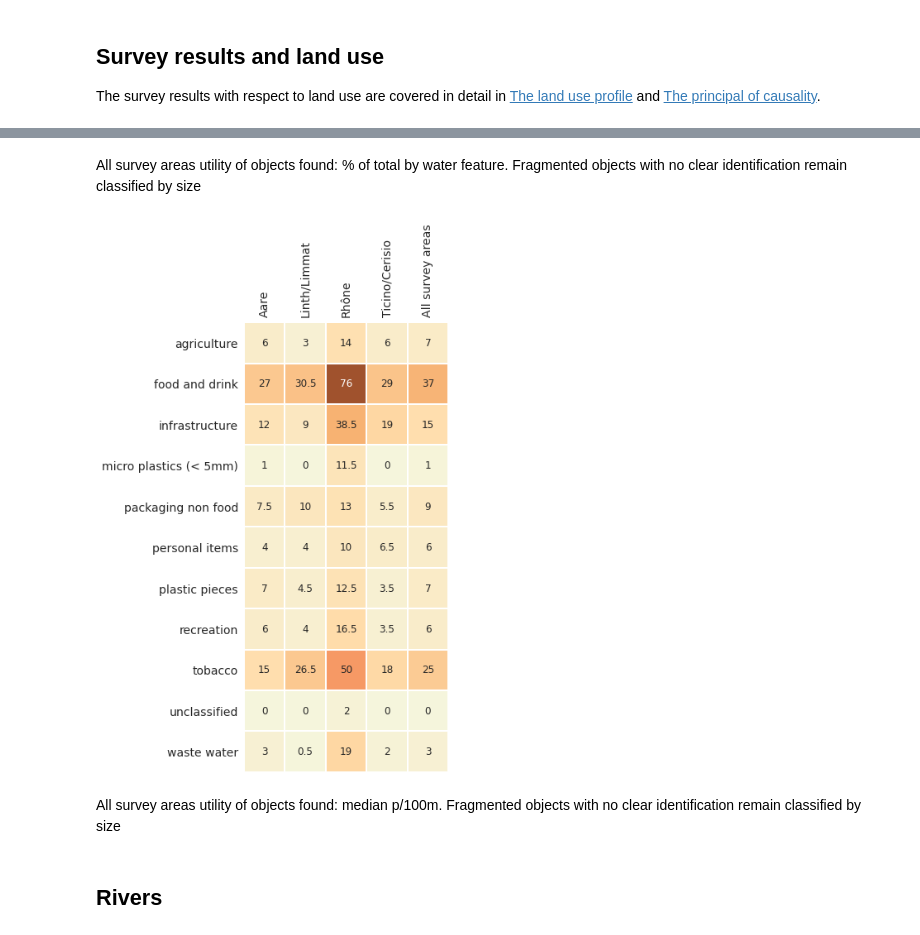
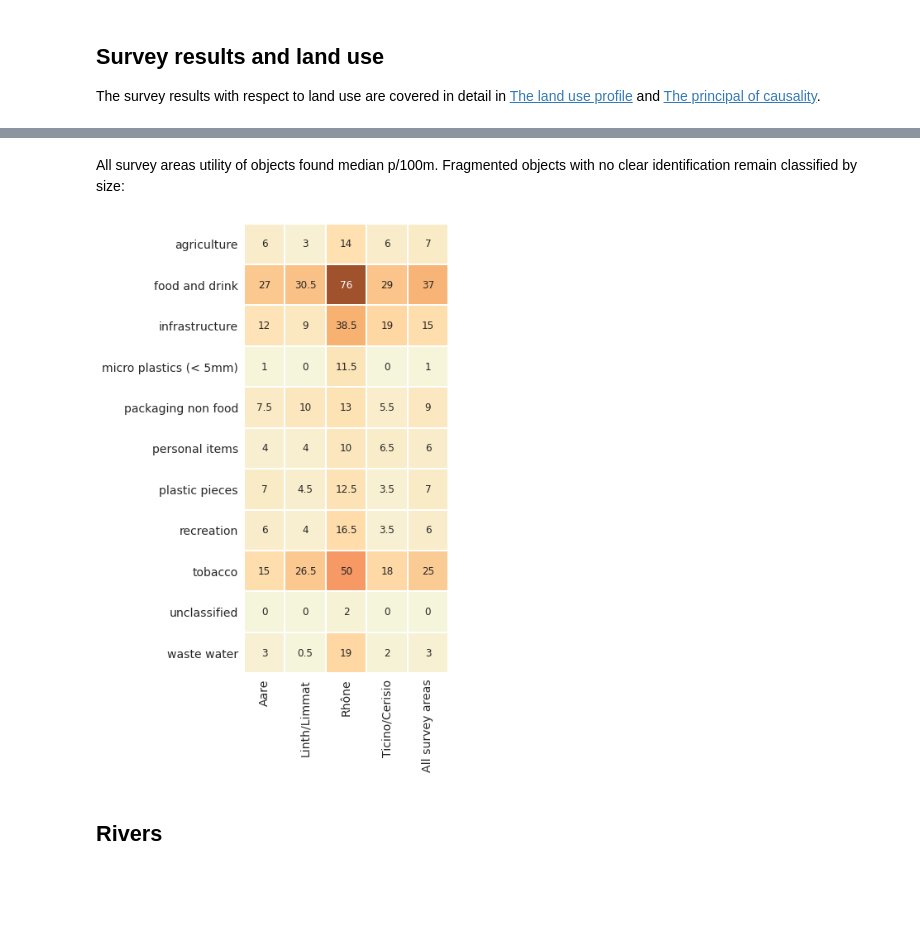
Before and after one commit to hammerdirt-analyst/IQAASL-End-0f-Sampling-2021, a Jupyter notebook: eos_asa.ipynb, the cells around one changed output, grey strips where cells are left out. Drawn from its saved outputs; the diff is of its cells as text; code cells hidden in the pictures; blank space fills up the shorter version.

```diff
--- a/eos_asa.ipynb
+++ b/eos_asa.ipynb
@@ -880,48 +888,40 @@ plt.show()
 # %%
-cg_poft = F"""
-{top_name[0]} utility of objects found: % of total by water feature. Fragmented objects with no clear identification remain classified by size
+cg_medpcm = F"""
+{top_name[0]} utility of objects found median {unit_label}. Fragmented objects with no clear identification remain classified by size:
 """
-md(cg_poft)
+md(cg_medpcm)
 # %% [output]
 
-All survey areas utility of objects found: % of total by water feature. Fragmented objects with no clear identification remain classified by size
+All survey areas utility of objects found median p/100m. Fragmented objects with no clear identification remain classified by size:
 # %%
 # median p/50m solve cg_t for unit_label
 data_table = cg_t.pivot(columns=this_level, index='groupname', values=unit_label)
 
 # column for all the data
 a = fd.groupby(['groupname', 'loc_date'], as_index=False)[unit_label].sum()
 a[top_name[0]] = a[unit_label]
 a = a.groupby('groupname')[top_name[0]].median()
 
 # stick that together
 data = pd.concat([data_table, a], axis=1)
 
 # format for display
 data.rename(columns={x:comp_labels[x] for x in data.columns[:-1]}, inplace=True)
 
 fig, ax = plt.subplots(figsize=(10,10))
 
 axone = ax
 sns.heatmap(data , ax=axone, cmap=cmap2, annot=True, annot_kws={"fontsize":12}, fmt='g', cbar=False, linewidth=.1, square=True, linecolor='white')
 
 axone.set_ylabel("")
-axone.tick_params(labelsize=14, which='both', axis='both', labeltop=True, labelbottom=False)
+axone.tick_params(labelsize=14, which='both', axis='both', labeltop=False, labelbottom=True)
 
 plt.setp(axone.get_xticklabels(), rotation=90, fontsize=14)
 plt.setp(axone.get_yticklabels(), rotation=0, fontsize=14)
 
 plt.show()
 # %% [output]
-[figure, old version]
+[figure, new version]
-# %%
-cg_medpcm = F"""
-{top_name[0]} utility of objects found: median {unit_label}. Fragmented objects with no clear identification remain classified by size
-"""
-md(cg_medpcm)
-# %% [output]
-
-All survey areas utility of objects found: median p/100m. Fragmented objects with no clear identification remain classified by size
 # %% [markdown]
 ## Rivers
 # %%
```
Also changed, not shown: parts of 7 cells of this notebook.
